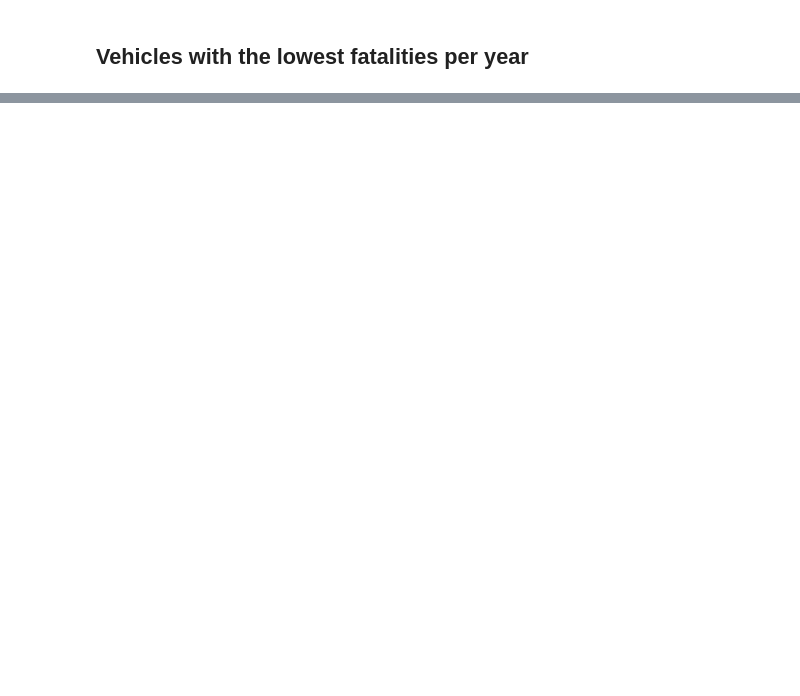
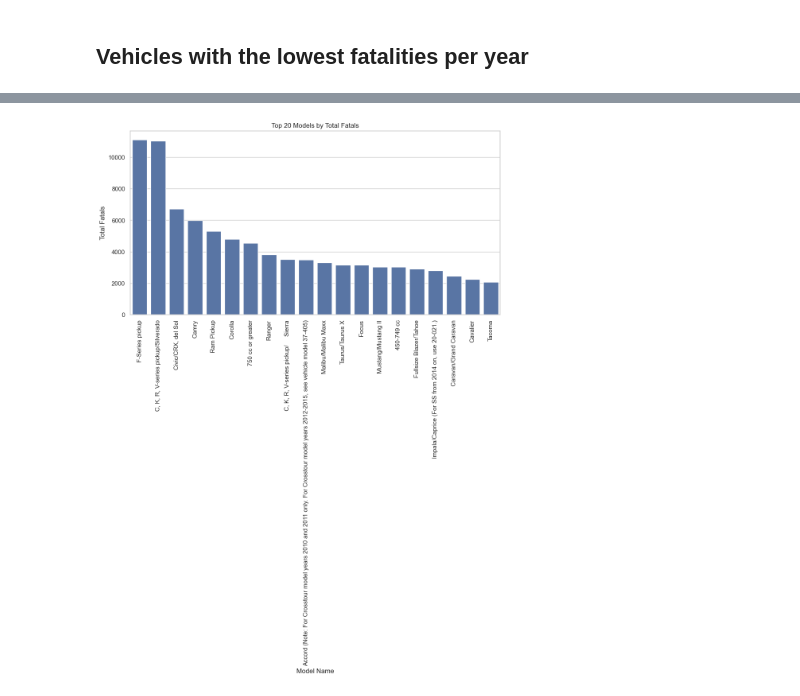
Before and after one commit to ConnorCritchley/GC-Final-Project, a Jupyter notebook: FinalNotebook.ipynb, the cells around one changed output, grey strips where cells are left out. Saved outputs shown, nothing was run; the diff lists cells and outputs as text; code cells hidden in the pictures; blank space fills up the shorter version.

Commit message:
visualiztion

```diff
--- a/FinalNotebook.ipynb
+++ b/FinalNotebook.ipynb
@@ -664,3 +662,16 @@ sql_df.head()
 | 2 | Chevrolet | Colorado | 2021 | 4.0 | 4.0 | 5.0 | 5.0 | ... |
 | 3 | Chevrolet | Equinox | 2021 | 5.0 | 5.0 | 5.0 | 5.0 | ... |
 | 4 | Chevrolet | Trax | 2021 | 5.0 | 5.0 | 5.0 | 5.0 | ... |
+# %%
+# Sum all the year columns (from 2010 to 2020) across rows
+df['TotalFatals'] = df.loc[:, '2010':'2020'].sum(axis=1)
+# Sum all the year columns (from 2010 to 2020) across rows
+merged_df['TotalFatals'] = df.loc[:, '2010':'2020'].sum(axis=1)
+
+merged_df = merged_df[merged_df['TotalFatals'] != 0]
+merged_df.sort_values(by='TotalFatals', ascending=False, inplace=True)
+
+
+df = df[df['TotalFatals'] != 0]
+df.sort_values(by='TotalFatals', ascending=False, inplace=True)
+df.head()
@@ -666,0 +689,22 @@ sql_df.head()
+# %%
+import matplotlib.pyplot as plt
+import seaborn as sns
+
+# Set the plotting style
+sns.set(style="whitegrid")
+
+# Get the top 20 models with the highest TotalFatals
+top_df = df.nlargest(20, 'TotalFatals')
+# Get the top 20 models with the highest TotalFatals
+merged_top_df = merged_df.nlargest(20, 'TotalFatals')
+
+# Create the bar plot for top 20 models
+plt.figure(figsize=(12, 6))
+sns.barplot(x='ModelName', y='TotalFatals', data=top_df)
+plt.title('Top 20 Models by Total Fatals')
+plt.xlabel('Model Name')
+plt.ylabel('Total Fatals')
+plt.xticks(rotation=90)  # Rotate model names for better visibility
+plt.show()
+# %% [output]
+[figure, added]
```
Also changed, not shown: parts of 9 cells of this notebook.
